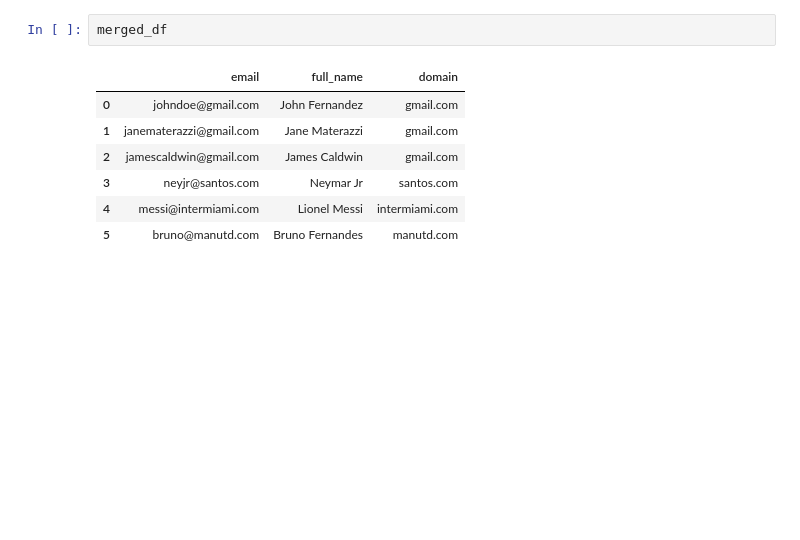
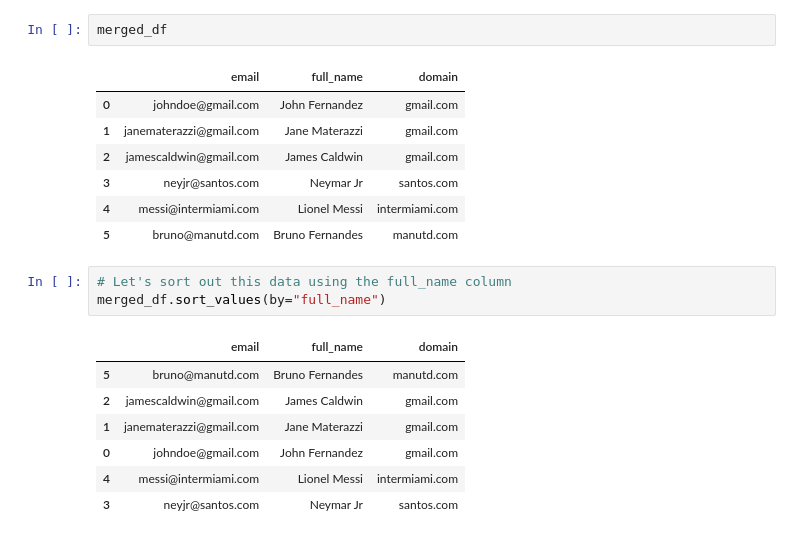
Before and after one commit to dkkinyua/data-science, a Jupyter notebook: 1. Pandas/1. Evaluating the results of the StackOverflow 2024 Developer Survey using Pandas/random.ipynb, the cells around one changed output. Drawn from its saved outputs; the diff is of its cells as text; blank space fills up the shorter version.

Commit message:
Commit: Made changes
Sorted column and row data using sort_values() and sort_index() functions from Pandas

```diff
--- a/1. Pandas/1. Evaluating the results of the StackOverflow 2024 Developer Survey using Pandas/random.ipynb
+++ b/1. Pandas/1. Evaluating the results of the StackOverflow 2024 Developer Survey using Pandas/random.ipynb
@@ -340,3 +340,14 @@ merged_df
 | 3 | neyjr@santos.com | Neymar Jr | santos.com |
 | 4 | messi@intermiami.com | Lionel Messi | intermiami.com |
 | 5 | bruno@manutd.com | Bruno Fernandes | manutd.com |
+# %%
+# Let's sort out this data using the full_name column
+merged_df.sort_values(by="full_name")
+# %% [output]
+|  | email | full_name | domain |
+| 5 | bruno@manutd.com | Bruno Fernandes | manutd.com |
+| 2 | jamescaldwin@gmail.com | James Caldwin | gmail.com |
+| 1 | janematerazzi@gmail.com | Jane Materazzi | gmail.com |
+| 0 | johndoe@gmail.com | John Fernandez | gmail.com |
+| 4 | messi@intermiami.com | Lionel Messi | intermiami.com |
+| 3 | neyjr@santos.com | Neymar Jr | santos.com |
```
Also changed, not shown: parts of 4 cells of this notebook.
